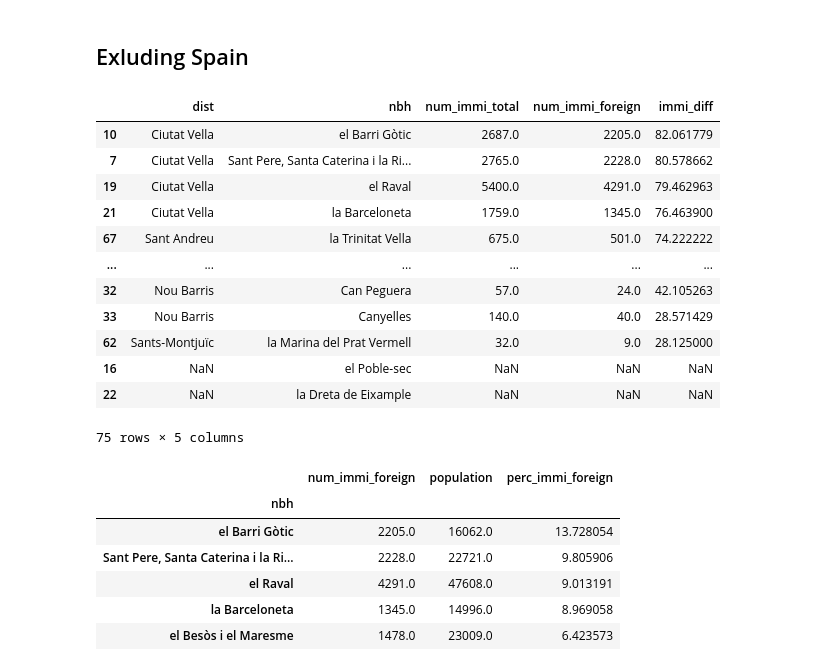
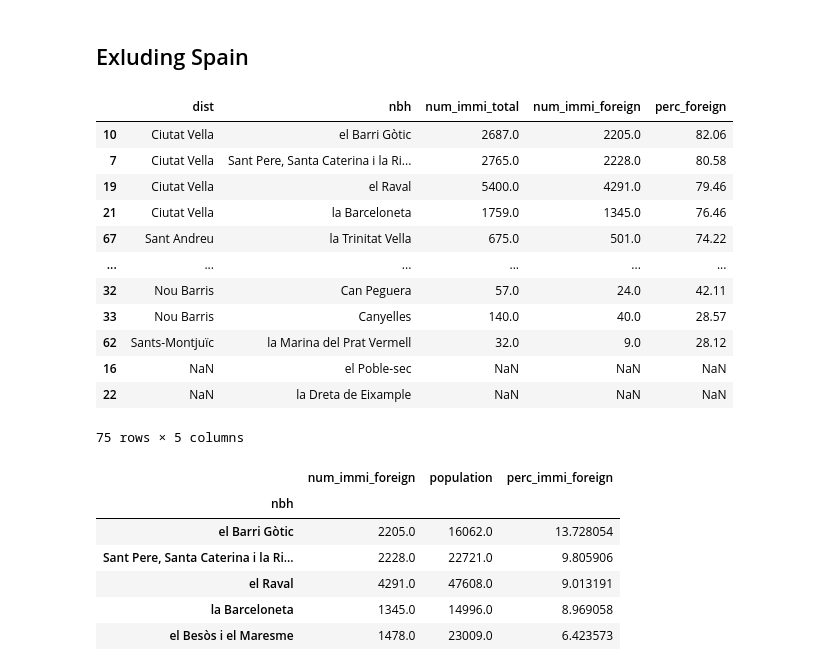
Before and after one commit to ta-data-bcn/Project-Week-2-Barcelona, a Jupyter notebook: your-project/immigration.ipynb, the cells around one changed output. Cells and saved outputs as stored; diff of their text form; code cells hidden in the pictures.

```diff
--- a/your-project/immigration.ipynb
+++ b/your-project/immigration.ipynb
@@ -119,33 +119,33 @@ __Analyzing nbh by nationality of immigrants__
 # %%
 # Nbh by % of foreigners vs spanish immigrants
 
 df_foreign = pd.merge(df, immi_foreign_nbh, how="left", on=["nbh", "dist"])
 
 df_foreign.columns = ['Unnamed: 0', 'nbh', 'bars', 'children_places', 'cinemas_theatres',
        'schools', 'pre-schools', 'hospitals', 'libraries_theatres',
        'park_gardens', 'sport_centers', 'population', 'net_density(hab/ha)',
        'avg_occupation', 'dist', 'num_immi_total', 'mort_rate', 'rent_price',
        'num_crimes', 'children_places_pop', 'cinemas_theatres_pop',
        'schools_pop', 'pre-schools_pop', 'hospitals_pop',
        'libraries_theatres_pop', 'park_gardens_pop', 'sport_centers_pop',
        'facilities_pop', 'perc_immi', 'num_immi_foreign']
 
-df_foreign["immi_diff"]=df_foreign["num_immi_foreign"]/df_foreign["num_immi_total"]*100
+df_foreign["perc_foreign"]=round(df_foreign["num_immi_foreign"]/df_foreign["num_immi_total"]*100,2)
 
 df_foreign["perc_immi_foreign"]=df_foreign["num_immi_foreign"]/df_foreign["population"]*100
 
-df_foreign[["dist", "nbh", "num_immi_total", "num_immi_foreign", "immi_diff"]].sort_values("immi_diff", ascending=False)
+df_foreign[["dist", "nbh", "num_immi_total", "num_immi_foreign", "perc_foreign"]].sort_values("perc_foreign", ascending=False)
 # %% [output]
-|  | dist | nbh | num_immi_total | num_immi_foreign | immi_diff |
-| 10 | Ciutat Vella | el Barri Gòtic | 2687.0 | 2205.0 | 82.061779 |
-| 7 | Ciutat Vella | Sant Pere, Santa Caterina i la Ri... | 2765.0 | 2228.0 | 80.578662 |
-| 19 | Ciutat Vella | el Raval | 5400.0 | 4291.0 | 79.462963 |
-| 21 | Ciutat Vella | la Barceloneta | 1759.0 | 1345.0 | 76.463900 |
-| 67 | Sant Andreu | la Trinitat Vella | 675.0 | 501.0 | 74.222222 |
+|  | dist | nbh | num_immi_total | num_immi_foreign | perc_foreign |
+| 10 | Ciutat Vella | el Barri Gòtic | 2687.0 | 2205.0 | 82.06 |
+| 7 | Ciutat Vella | Sant Pere, Santa Caterina i la Ri... | 2765.0 | 2228.0 | 80.58 |
+| 19 | Ciutat Vella | el Raval | 5400.0 | 4291.0 | 79.46 |
+| 21 | Ciutat Vella | la Barceloneta | 1759.0 | 1345.0 | 76.46 |
+| 67 | Sant Andreu | la Trinitat Vella | 675.0 | 501.0 | 74.22 |
 | ... | ... | ... | ... | ... | ... |
-| 32 | Nou Barris | Can Peguera | 57.0 | 24.0 | 42.105263 |
-| 33 | Nou Barris | Canyelles | 140.0 | 40.0 | 28.571429 |
-| 62 | Sants-Montjuïc | la Marina del Prat Vermell | 32.0 | 9.0 | 28.125000 |
+| 32 | Nou Barris | Can Peguera | 57.0 | 24.0 | 42.11 |
+| 33 | Nou Barris | Canyelles | 140.0 | 40.0 | 28.57 |
+| 62 | Sants-Montjuïc | la Marina del Prat Vermell | 32.0 | 9.0 | 28.12 |
 | 16 | NaN | el Poble-sec | NaN | NaN | NaN |
 | 22 | NaN | la Dreta de Eixample | NaN | NaN | NaN |
 75 rows × 5 columns
```
Also changed, not shown: 2 other files.
